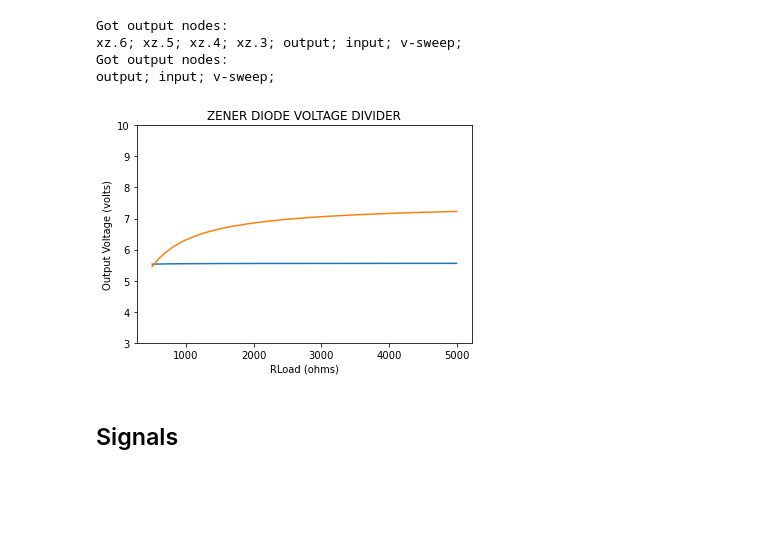
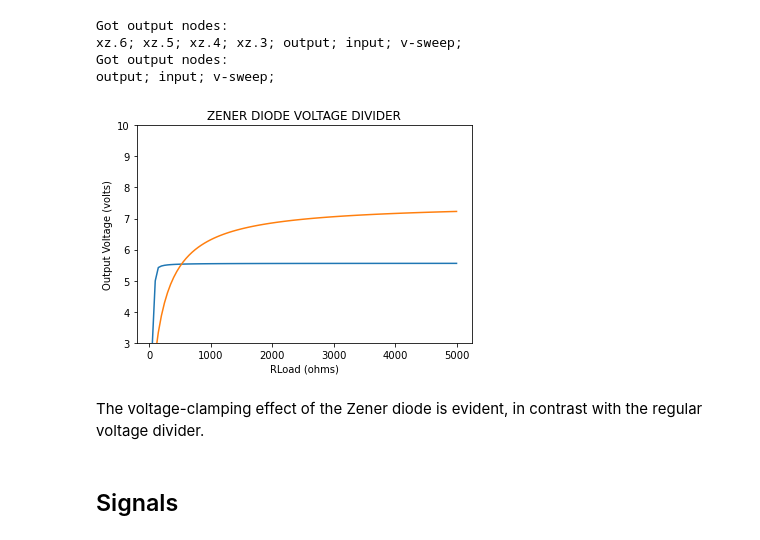
Before and after one commit to sunbee/ArtofElectronics, a Jupyter notebook: AoE_Chapter01.ipynb, the cells around one changed output. Cells and saved outputs as stored; diff of their text form; code cells hidden in the pictures; blank space fills up the shorter version.

```diff
--- a/AoE_Chapter01.ipynb
+++ b/AoE_Chapter01.ipynb
@@ -470,14 +470,14 @@ RR2 output 0 300Ohm
 RRLoad output 0 500Ohm
 # %%
 zenrsim = zenr.simulator(temperature=25, nominal_temperature=25)
-outzenr = zenrsim.dc(VVin=slice(20, 21, 1), RRLoad=slice(500, 5000, 100))
+outzenr = zenrsim.dc(VVin=slice(20, 21, 1), RRLoad=slice(50, 5000, 50))
 
 print("Got output nodes: ")
 for node, wave in outzenr.nodes.items():
     print("{}".format(node), end="; ")
 
 resrsim = resr.simulator(temperature=25, nominal_temperature=25)
-outresr = resrsim.dc(VVin=slice(20,21, 1), RRLoad=slice(500, 5000, 100))
+outresr = resrsim.dc(VVin=slice(20,21, 1), RRLoad=slice(50, 5000, 50))
 print("\nGot output nodes: ")
 for node, wave in outresr.nodes.items():
     print("{}".format(node), end='; ')
@@ -489,15 +489,17 @@ output; input; v-sweep;
 # %%
 plt.title("ZENER DIODE VOLTAGE DIVIDER")
 plt.xlabel("RLoad (ohms)")
 plt.ylabel("Output Voltage (volts)")
 plt.ylim(bottom=3, top=10)
 VZenr = np.array(outzenr.output[::2])
 VResr = np.array(outresr.output[::2])
-plt.plot(np.linspace(500, 5000, num=len(VZenr)), VZenr)
-plt.plot(np.linspace(500, 5000, num=len(VResr)), VResr)
+plt.plot(np.linspace(50, 5000, num=len(VZenr)), VZenr)
+plt.plot(np.linspace(50, 5000, num=len(VResr)), VResr)
 plt.show()
 # %% [output]
-[figure, old version]
+[figure, new version]
+# %% [markdown]
+The voltage-clamping effect of the Zener diode is evident, in contrast with the regular voltage divider.
 # %% [markdown]
 ## Signals
 # %% [markdown]
```
